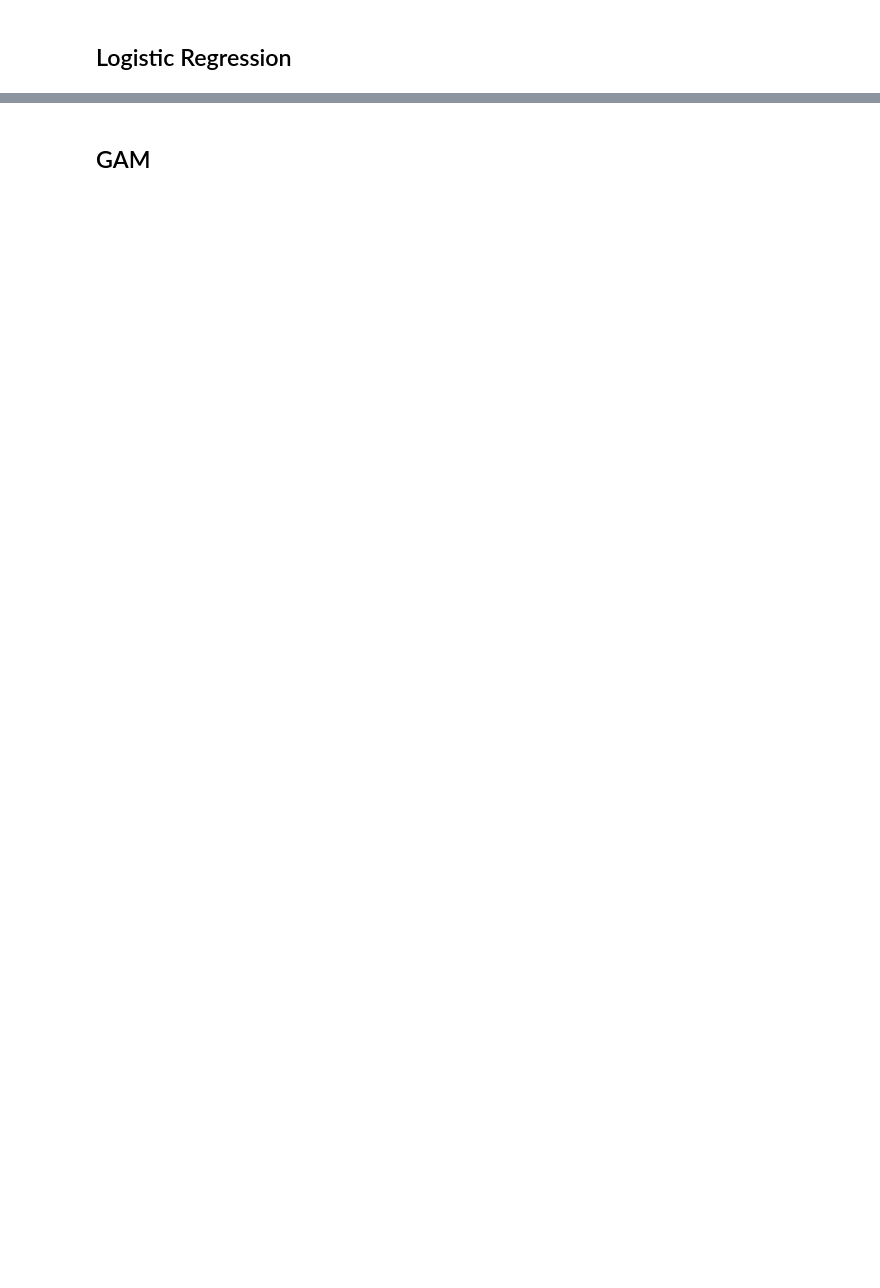
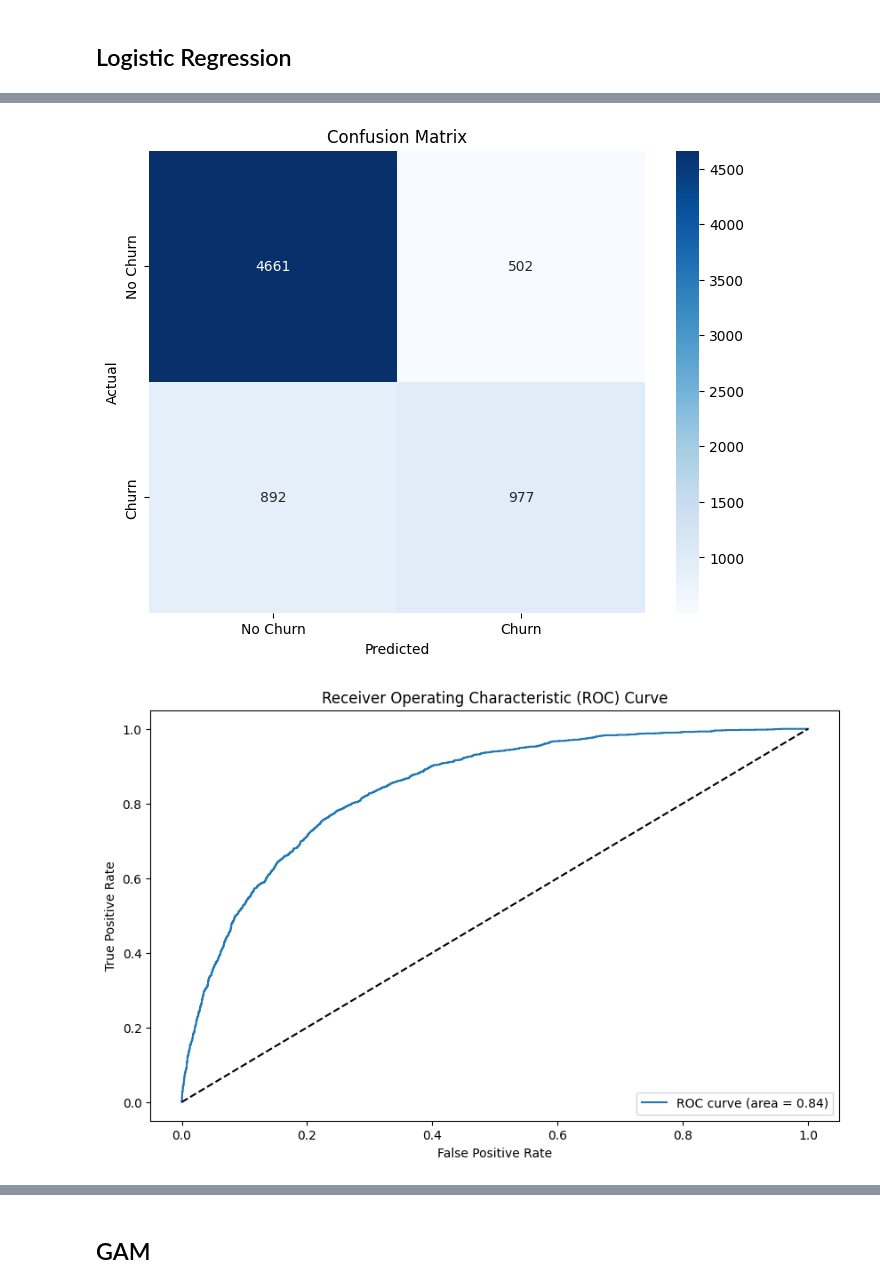
Before and after one commit to aghakishiyeva/Interpretable-ML-II, a Jupyter notebook: AIPI590_Assignment_3.ipynb, the cells around one changed output, grey strips where cells are left out. Saved outputs shown, nothing was run; the diff lists cells and outputs as text; code cells hidden in the pictures; blank space fills up the shorter version.

```diff
--- a/AIPI590_Assignment_3.ipynb
+++ b/AIPI590_Assignment_3.ipynb
@@ -144,2 +225,14 @@ plt.show()
 # %% [markdown]
 ## Logistic Regression
+# %%
+vif_df = pd.DataFrame()
+vif_df["feature"] = X_vars.columns
+vif_df["VIF"] = [variance_inflation_factor(X_vars.values, i) for i in range(X_vars.shape[1])]
+
+X_reduced = X_vars.copy()
+for feat, vif_val in zip(vif_df["feature"], vif_df["VIF"]):
+    if vif_val == np.inf:
+        X_reduced.drop(columns=[feat], inplace=True)
+# %%
+logistic_model = sm.Logit(y_var, X_reduced).fit()
+print(logistic_model.summary())
@@ -145,0 +257,25 @@ plt.show()
+# %%
+y_pred_binary = logistic_model.predict(X_reduced) > 0.5
+conf_matrix = confusion_matrix(y_var, y_pred_binary)
+
+plt.figure(figsize=(8, 6))
+sns.heatmap(conf_matrix, annot=True, fmt="d", cmap="Blues",
+            xticklabels=["No Churn", "Churn"], yticklabels=["No Churn", "Churn"])
+plt.xlabel("Predicted")
+plt.ylabel("Actual")
+plt.title("Confusion Matrix")
+plt.show()
+
+fpr, tpr, _ = roc_curve(y_var, logistic_model.predict(X_reduced))
+roc_auc = roc_auc_score(y_var, logistic_model.predict(X_reduced))
+plt.figure(figsize=(10, 6))
+plt.plot(fpr, tpr, label=f"ROC curve (area = {roc_auc:.2f})")
+plt.plot([0, 1], [0, 1], "k--")
+plt.xlabel("False Positive Rate")
+plt.ylabel("True Positive Rate")
+plt.title("Receiver Operating Characteristic (ROC) Curve")
+plt.legend(loc="lower right")
+plt.show()
+# %% [output]
+[figure, added]
+[figure, added]
```
Also changed, not shown: parts of 32 cells of this notebook.
